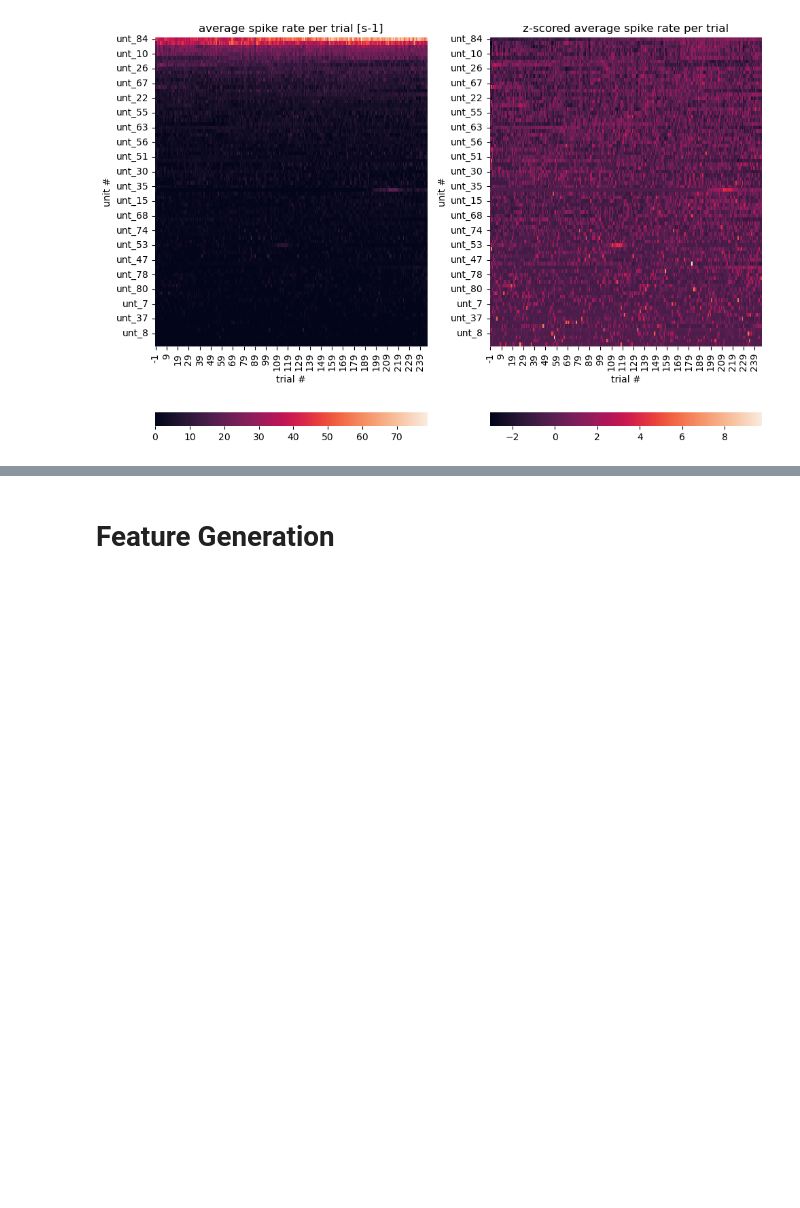
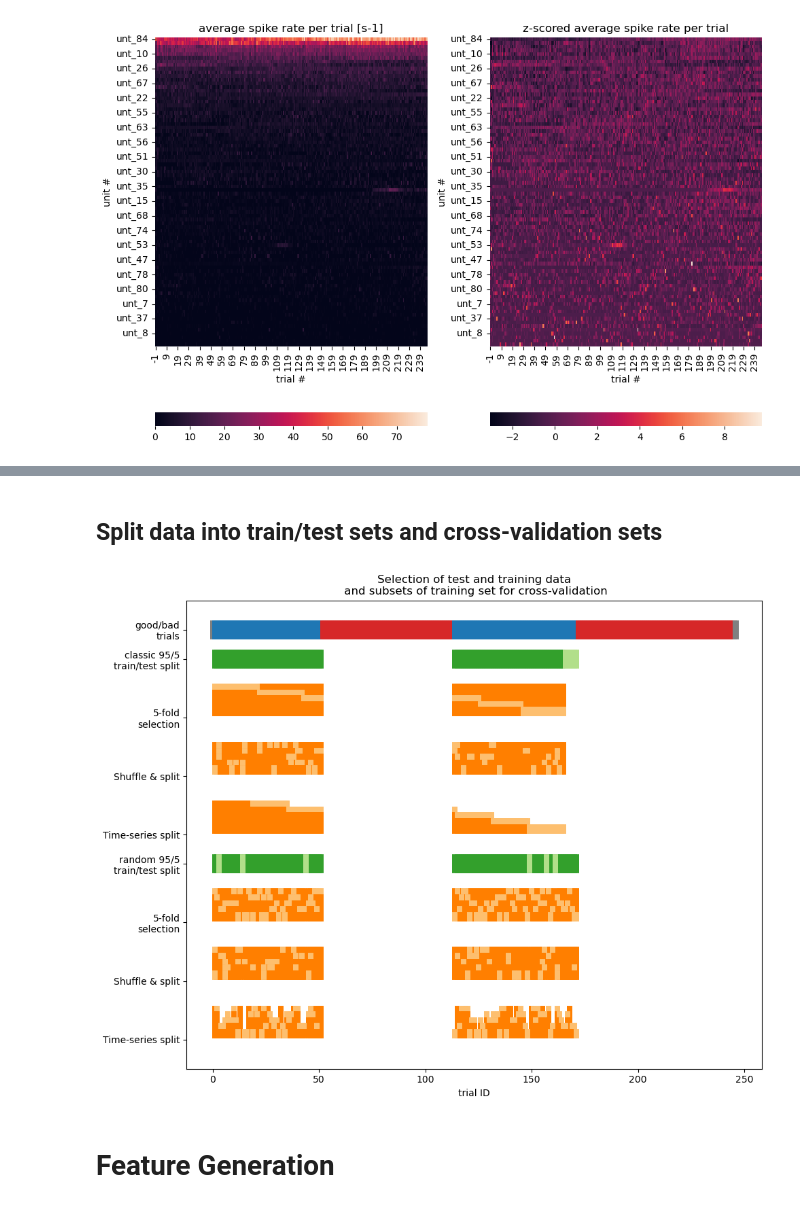
Before and after one commit to the-wang-lab/active_task_encoding_model, a Jupyter notebook: visualize_data.ipynb, the cells around one changed output, grey strips where cells are left out. Saved outputs shown, nothing was run; the diff lists cells and outputs as text; code cells hidden in the pictures; blank space fills up the shorter version.

Commit message:
test train and cross val sets

```diff
--- a/visualize_data.ipynb
+++ b/visualize_data.ipynb
@@ -249,3 +302,66 @@ unt order is: unt_1 unt_2 unt_3 unt_4 unt_5 unt_6 unt_7 unt_8 unt_9 unt_10 unt_1
+# %% [markdown]
+## Split data into train/test sets and cross-validation sets
+# %%
+# plot train/test set selection
+fig, ax = plt.subplots(figsize=(10,8))
+cmap = plt.get_cmap('Paired')
+
+def plot_train_test(train, test, y):
+    ax.scatter(x=train, y=[y]*len(train), marker='_', lw=20, color=cmap(3/12))
+    ax.scatter(x=test, y=[y]*len(test), marker='_', lw=20, color=cmap(2/12))
+
+def plot_folds(train, cv, y):
+    for i, (a, b) in enumerate(cv.split(train)):
+        ax.scatter(x=train[a], y=[y - i*0.2]*len(a), marker='_', lw=10, color=cmap(7/12))
+        ax.scatter(x=train[b], y=[y - i*0.2]*len(b), marker='_', lw=10, color=cmap(6/12))
+
+# entire session
+x = df_trl.loc[:, 'ids']
+col_dict = {
+    'start/stop': 'gray',
+    'good': 'tab:blue',
+    'bad': 'tab:red'
+}
+c = [ col_dict[i] for i in df_trl.loc[:, 'type']]
+ax.scatter(x=x, y=[0]*len(x), marker='_', lw=20, c=c)
+
+# train test set (not shuffled)
+train, test = train_test_split(ids_good, test_size=0.05, shuffle=False)
+plot_train_test(train, test, y=-1)
+
+plot_folds(train, cv=KFold(5), y=-2)
+plot_folds(train, cv=ShuffleSplit(5), y=-4)
+plot_folds(train, cv=TimeSeriesSplit(5), y=-6)
+
+# train test set (shuffled)
+train, test = train_test_split(ids_good, test_size=0.05, shuffle=True)
+plot_train_test(train, test, y=-8)
+
+plot_folds(train, cv=KFold(5), y=-9)
+plot_folds(train, cv=ShuffleSplit(5), y=-11)
+plot_folds(train, cv=TimeSeriesSplit(5), y=-13)
+
+ax.set(
+    title='Selection of test and training data\n and subsets of training set for cross-validation',
+    xlabel='trial ID',
+    yticks=[0, -1, -3, -5, -7, -8, -10, -12, -14],
+    yticklabels=[
+        'good/bad\ntrials',
+        'classic 95/5\ntrain/test split',
+        '5-fold\nselection',
+        'Shuffle & split',
+        'Time-series split',
+        'random 95/5\ntrain/test split',
+        '5-fold\nselection',
+        'Shuffle & split',
+        'Time-series split'
+        ],
+    ylim=(-15, 1)
+)
+
+fig.tight_layout()
+# %% [output]
+[figure, added]
 # %% [markdown]
 # Feature Generation
 # %%
```
Also changed, not shown: parts of 7 cells of this notebook, 1 other file.
